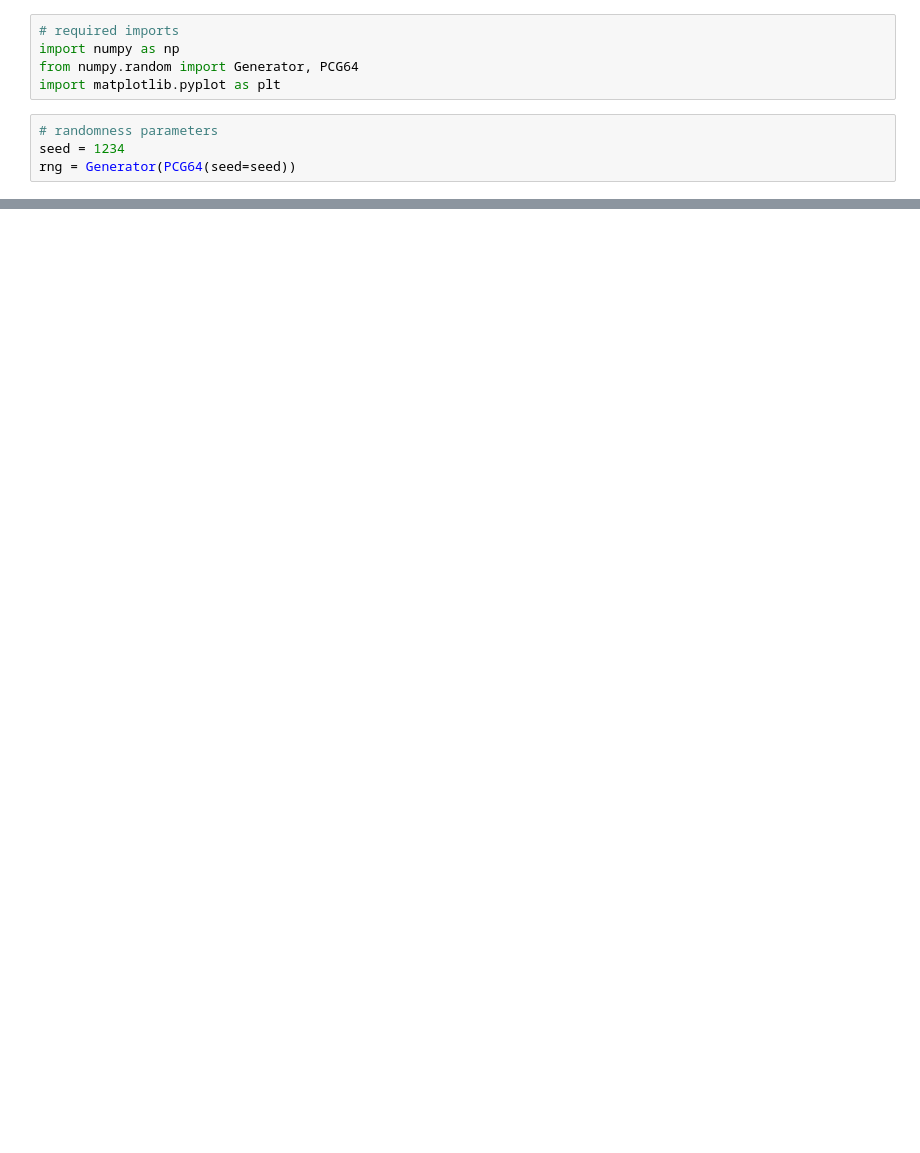
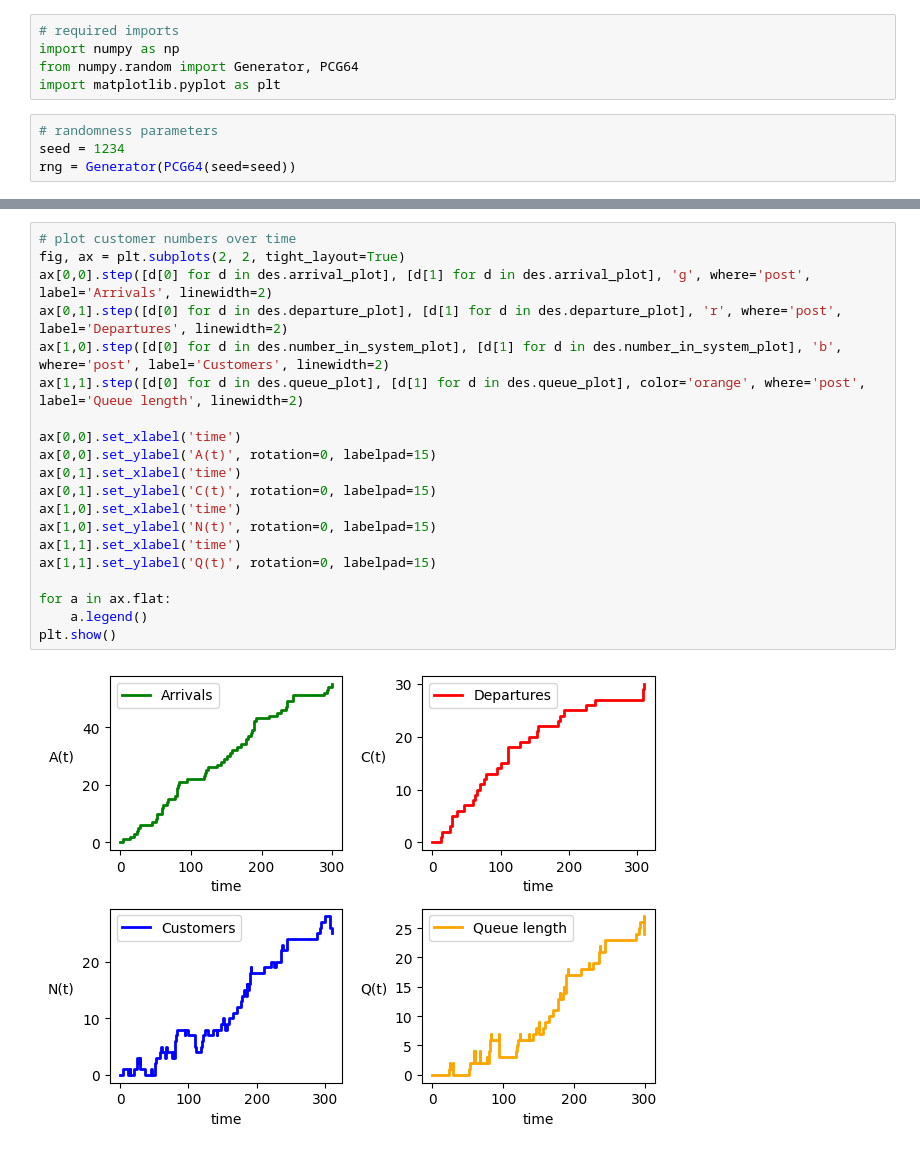
Before and after one commit to BETuncay/DiscreteEventSimulation, a Jupyter notebook: discrete_event_sim.ipynb, the cells around one changed output, grey strips where cells are left out. Drawn from its saved outputs; the diff is of its cells as text; blank space fills up the shorter version.

```diff
--- a/discrete_event_sim.ipynb
+++ b/discrete_event_sim.ipynb
@@ -131,0 +197,22 @@ Expected utilisation: 0.628
+# %%
+# plot customer numbers over time
+fig, ax = plt.subplots(2, 2, tight_layout=True)
+ax[0,0].step([d[0] for d in des.arrival_plot], [d[1] for d in des.arrival_plot], 'g', where='post', label='Arrivals', linewidth=2)
+ax[0,1].step([d[0] for d in des.departure_plot], [d[1] for d in des.departure_plot], 'r', where='post', label='Departures', linewidth=2)
+ax[1,0].step([d[0] for d in des.number_in_system_plot], [d[1] for d in des.number_in_system_plot], 'b', where='post', label='Customers', linewidth=2)
+ax[1,1].step([d[0] for d in des.queue_plot], [d[1] for d in des.queue_plot], color='orange', where='post', label='Queue length', linewidth=2)
+
+ax[0,0].set_xlabel('time')
+ax[0,0].set_ylabel('A(t)', rotation=0, labelpad=15)
+ax[0,1].set_xlabel('time')
+ax[0,1].set_ylabel('C(t)', rotation=0, labelpad=15)
+ax[1,0].set_xlabel('time')
+ax[1,0].set_ylabel('N(t)', rotation=0, labelpad=15)
+ax[1,1].set_xlabel('time')
+ax[1,1].set_ylabel('Q(t)', rotation=0, labelpad=15)
+
+for a in ax.flat:
+    a.legend()
+plt.show()
+# %% [output]
+[figure, added]
```
Also changed, not shown: parts of 5 cells of this notebook.
